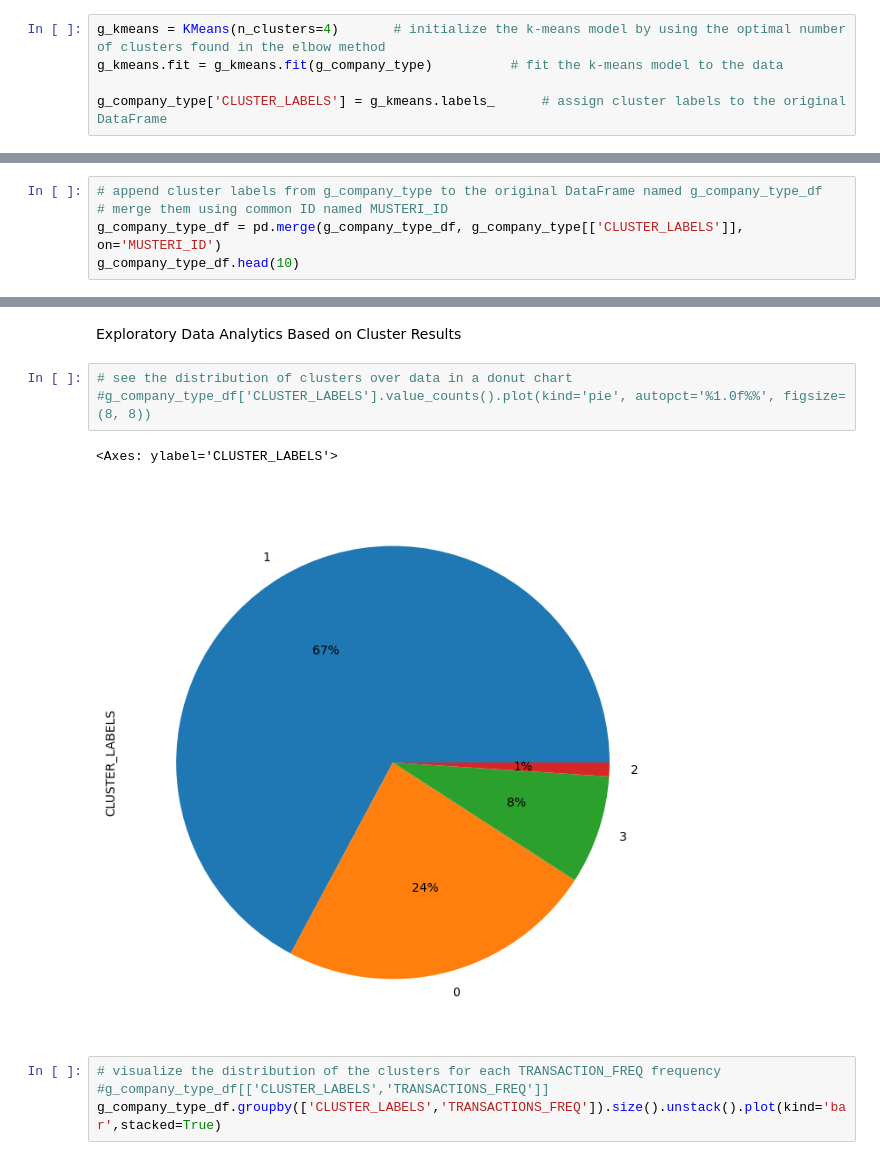
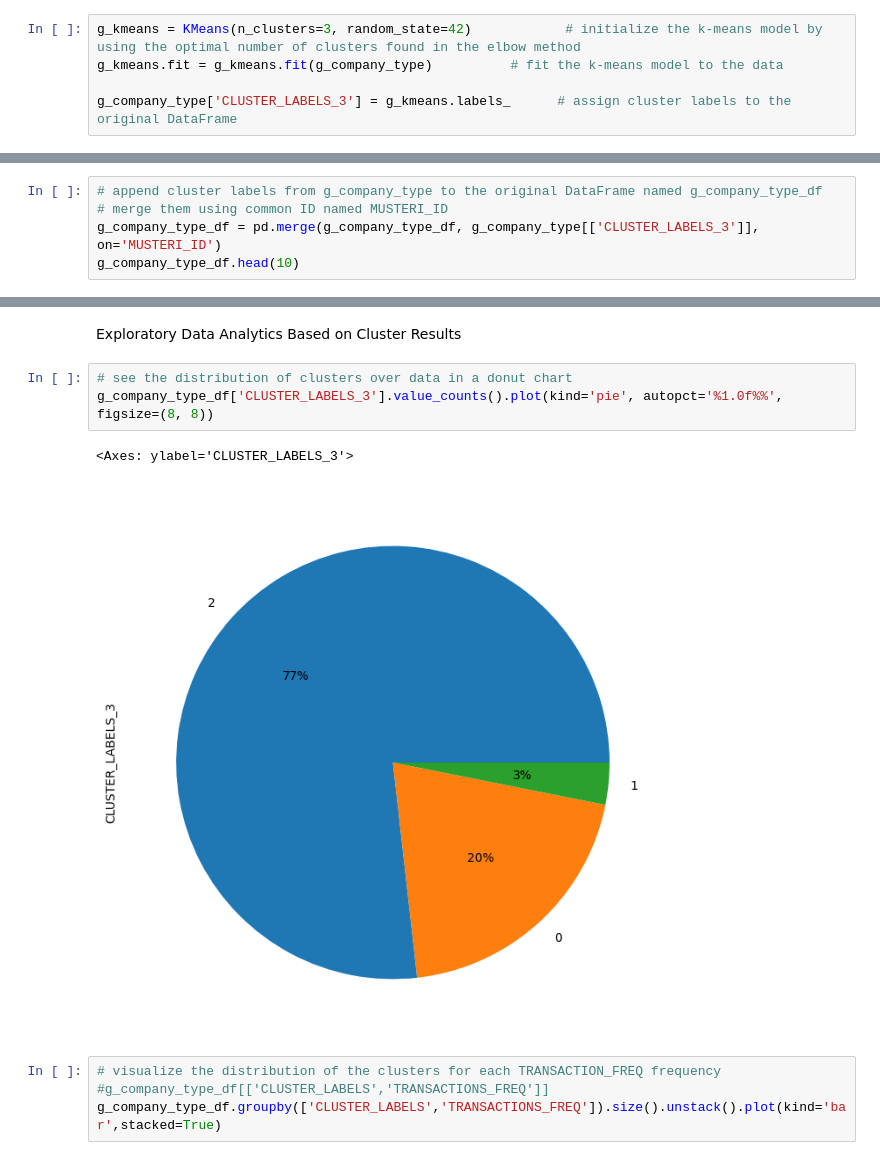
Before and after one commit to EmirhanServeren/factoring-customer-segmentation, a Jupyter notebook: segmentation.ipynb, the cells around one changed output, grey strips where cells are left out. Cells and saved outputs as stored; diff of their text form.

```diff
--- a/segmentation.ipynb
+++ b/segmentation.ipynb
@@ -1033,7 +1014,7 @@ g_company_type.tail(10)
 | 300188314 | 0.390166 | 51900.0 | 39171.500000 | -0.426668 | 0.125496 | 0.0 | ... |
 | 300188452 | -1.389983 | 0.0 | 0.000000 | -0.886037 | -0.118656 | 2.0 | ... |
 # %%
-g_kmeans = KMeans(n_clusters=4)       # initialize the k-means model by using the optimal number of clusters found in the elbow method
+g_kmeans = KMeans(n_clusters=3, random_state=42)            # initialize the k-means model by using the optimal number of clusters found in the elbow method
 g_kmeans.fit = g_kmeans.fit(g_company_type)          # fit the k-means model to the data
 
-g_company_type['CLUSTER_LABELS'] = g_kmeans.labels_      # assign cluster labels to the original DataFrame
+g_company_type['CLUSTER_LABELS_3'] = g_kmeans.labels_      # assign cluster labels to the original DataFrame
@@ -1048,7 +1030,7 @@ Name: CLUSTER_LABELS, dtype: int64
 # %%
 # append cluster labels from g_company_type to the original DataFrame named g_company_type_df
 # merge them using common ID named MUSTERI_ID
-g_company_type_df = pd.merge(g_company_type_df, g_company_type[['CLUSTER_LABELS']], on='MUSTERI_ID')
+g_company_type_df = pd.merge(g_company_type_df, g_company_type[['CLUSTER_LABELS_3']], on='MUSTERI_ID')
 g_company_type_df.head(10)
 # %% [output]
 |  | ID | MUSTERI_ID | BK_KURUMSAYISI | BK_LIMIT | BK_RISK | BK_GECIKMEHESAP | BK_GECIKMEBAKIYE | ... |
@@ -1102,10 +1098,10 @@ plt.show()
 Exploratory Data Analytics Based on Cluster Results
 # %%
 # see the distribution of clusters over data in a donut chart
-#g_company_type_df['CLUSTER_LABELS'].value_counts().plot(kind='pie', autopct='%1.0f%%', figsize=(8, 8))
+g_company_type_df['CLUSTER_LABELS_3'].value_counts().plot(kind='pie', autopct='%1.0f%%', figsize=(8, 8))
 # %% [output]
-<Axes: ylabel='CLUSTER_LABELS'>
+<Axes: ylabel='CLUSTER_LABELS_3'>
-[figure, old version]
+[figure, new version]
 # %%
 # visualize the distribution of the clusters for each TRANSACTION_FREQ frequency
 #g_company_type_df[['CLUSTER_LABELS','TRANSACTIONS_FREQ']]
```
Also changed, not shown: parts of 16 cells of this notebook.
